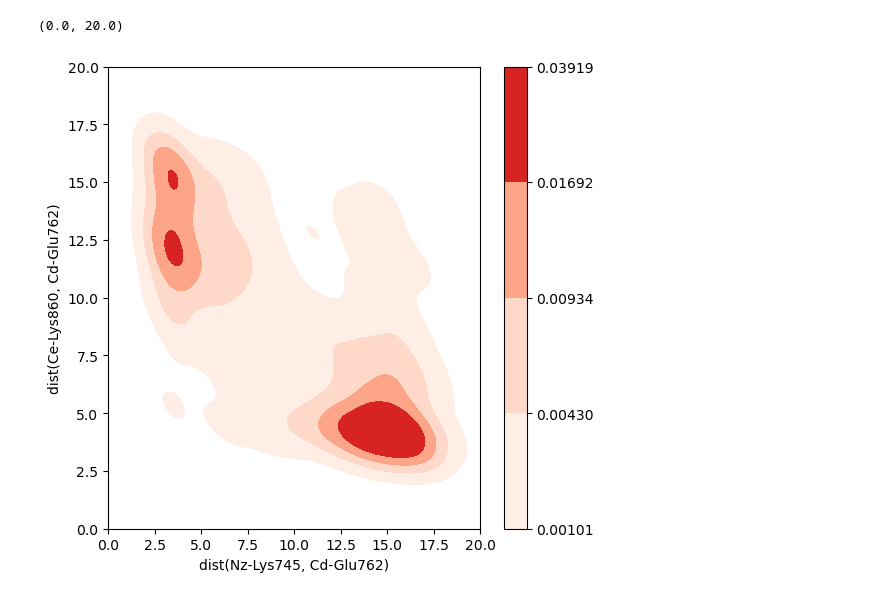
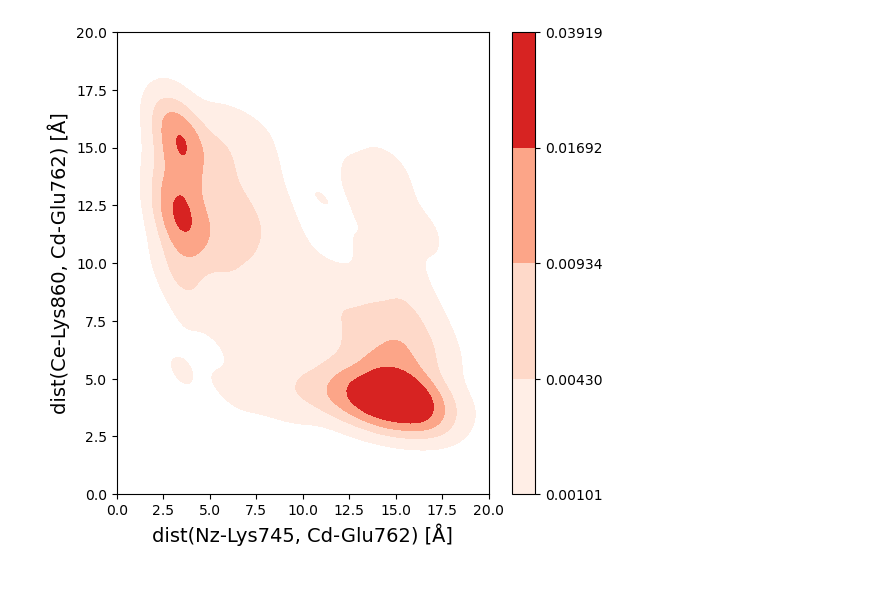
Before and after one commit to meyresearch/kinase_analysis, a Jupyter notebook: plot_achelix_group.ipynb, the cells around one changed output. Drawn from its saved outputs; the diff is of its cells as text; code cells hidden in the pictures.

```diff
--- a/plot_achelix_group.ipynb
+++ b/plot_achelix_group.ipynb
@@ -17,11 +17,15 @@ data = pd.DataFrame(ftraj[::1000, 0:2]*10, columns=['dist(Nz-Lys745, Cd-Glu762)'
 # %%
 fig, ax = plt.subplots(figsize=(6, 6))
 sns.kdeplot(data=data, ax=ax, x='dist(Nz-Lys745, Cd-Glu762)', y='dist(Ce-Lys860, Cd-Glu762)', cbar=True, fill=True, cmap='Reds', levels=5)
 ax.set_xlim([0,20])
 ax.set_ylim([0,20])
+ax.set_xlabel('dist(Nz-Lys745, Cd-Glu762) [Å]', fontsize=14)
+ax.set_ylabel('dist(Ce-Lys860, Cd-Glu762) [Å]', fontsize=14)
+
+plt.savefig('plots/aChelix_hist.png', transparent=True, bbox_inches='tight', dpi=300)
+plt.show()
 # %% [output]
-(0.0, 20.0)
-[figure, old version]
+[figure, new version]
 # %%
 d1 = [ftraj[:, 0] for ftraj in ftrajs_achelix]
 d2 = [ftraj[:, 1] for ftraj in ftrajs_achelix]
```
Also changed, not shown: 4 other files.
